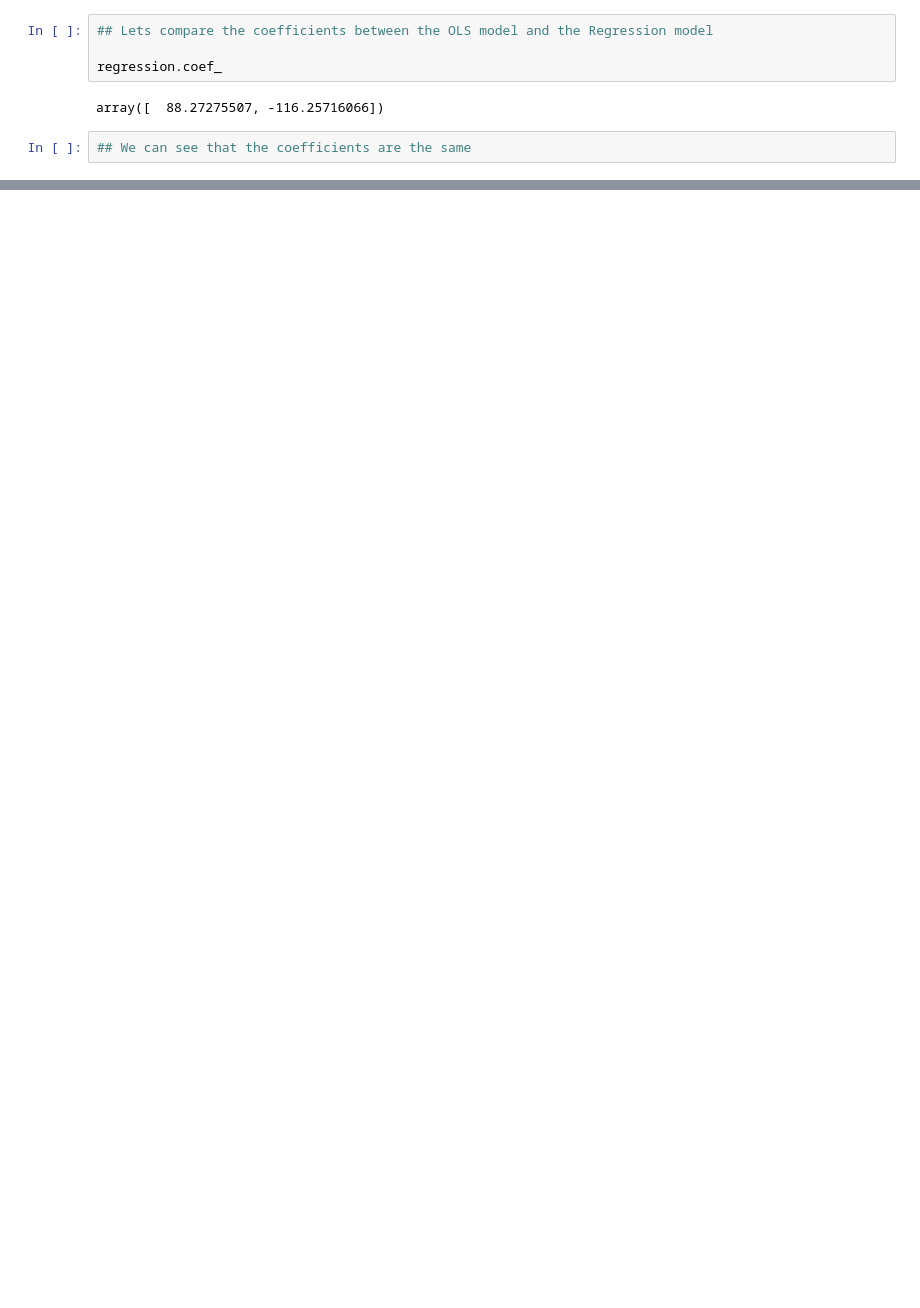
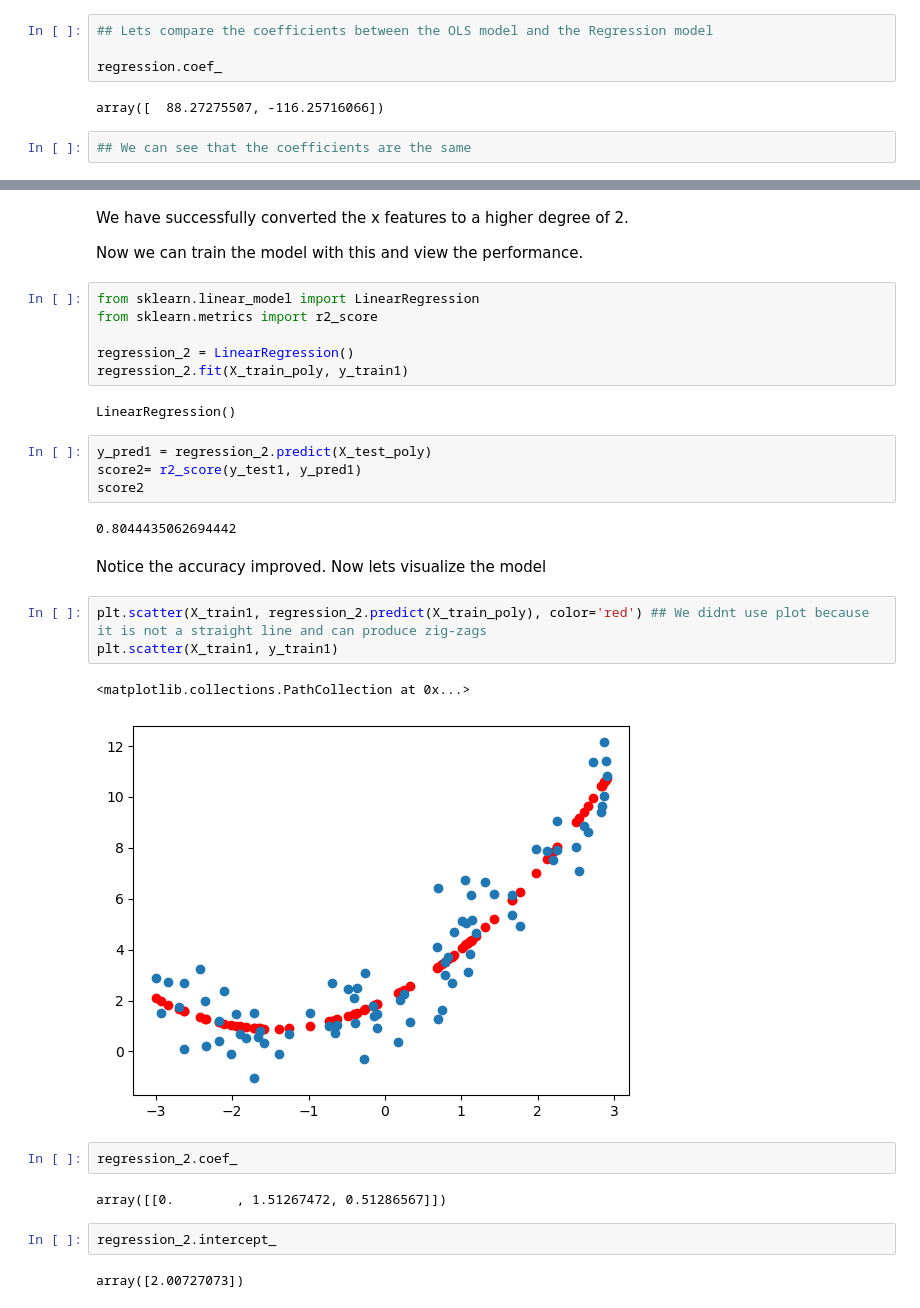
Before and after one commit to Udeani4/Machine-Learning-Course, a Jupyter notebook: machine_learning_2.ipynb, the cells around one changed output, grey strips where cells are left out. Cells and saved outputs as stored; diff of their text form; blank space fills up the shorter version.

```diff
--- a/machine_learning_2.ipynb
+++ b/machine_learning_2.ipynb
@@ -488,0 +593,34 @@ array([  88.27275507, -116.25716066])
+# %% [markdown]
+We have successfully converted the x features to a higher degree of 2.
+
+Now we can train the model with this and view the performance.
+# %%
+from sklearn.linear_model import LinearRegression
+from sklearn.metrics import r2_score
+
+regression_2 = LinearRegression()
+regression_2.fit(X_train_poly, y_train1)
+# %% [output]
+LinearRegression()
+# %%
+y_pred1 = regression_2.predict(X_test_poly)
+score2= r2_score(y_test1, y_pred1)
+score2
+# %% [output]
+0.8044435062694442
+# %% [markdown]
+Notice the accuracy improved. Now lets visualize the model
+# %%
+plt.scatter(X_train1, regression_2.predict(X_train_poly), color='red') ## We didnt use plot because it is not a straight line and can produce zig-zags
+plt.scatter(X_train1, y_train1)
+# %% [output]
+<matplotlib.collections.PathCollection at 0x...>
+[figure, added]
+# %%
+regression_2.coef_
+# %% [output]
+array([[0.        , 1.51267472, 0.51286567]])
+# %%
+regression_2.intercept_
+# %% [output]
+array([2.00727073])
```
Also changed, not shown: parts of 31 cells of this notebook.
